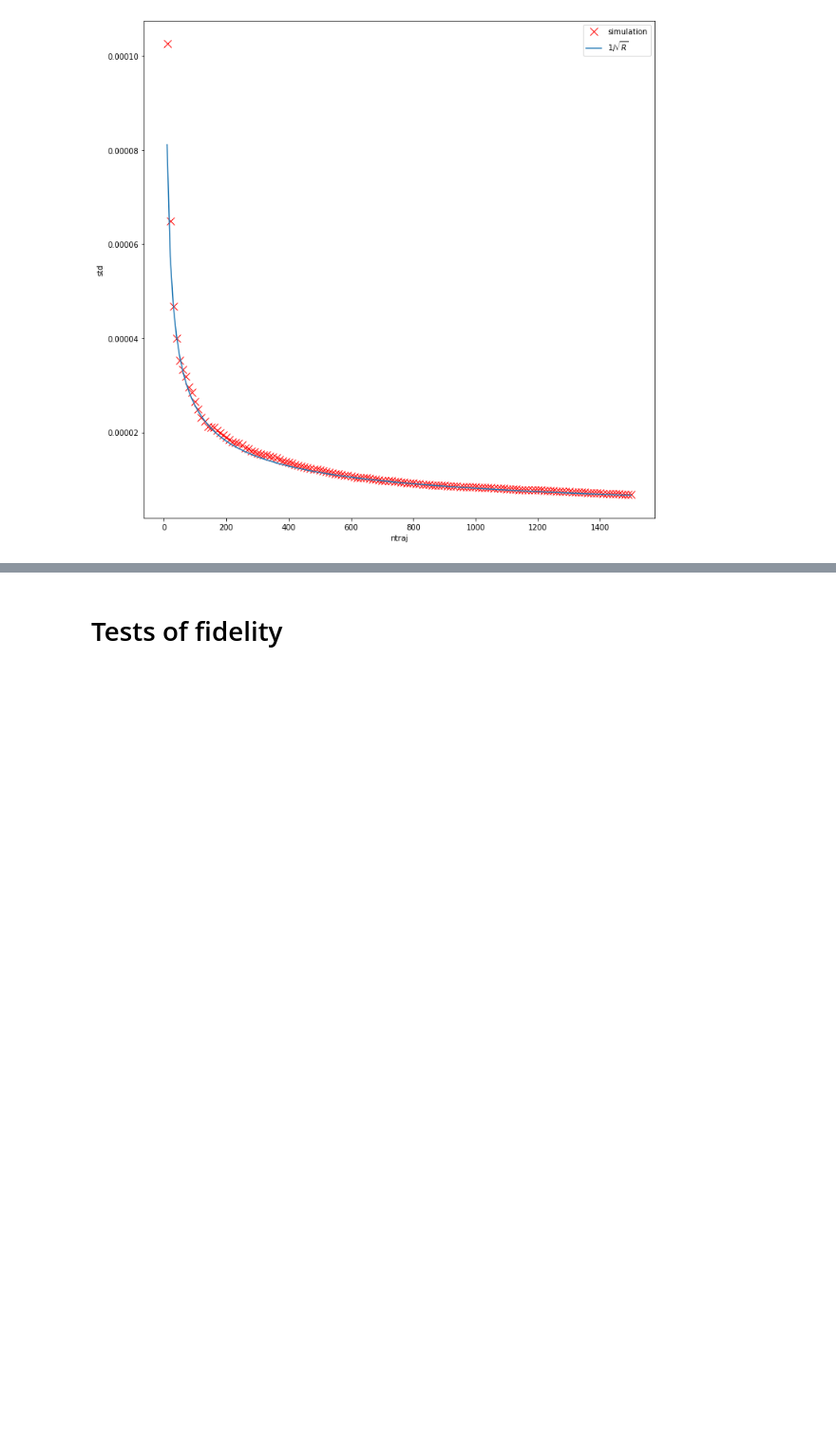
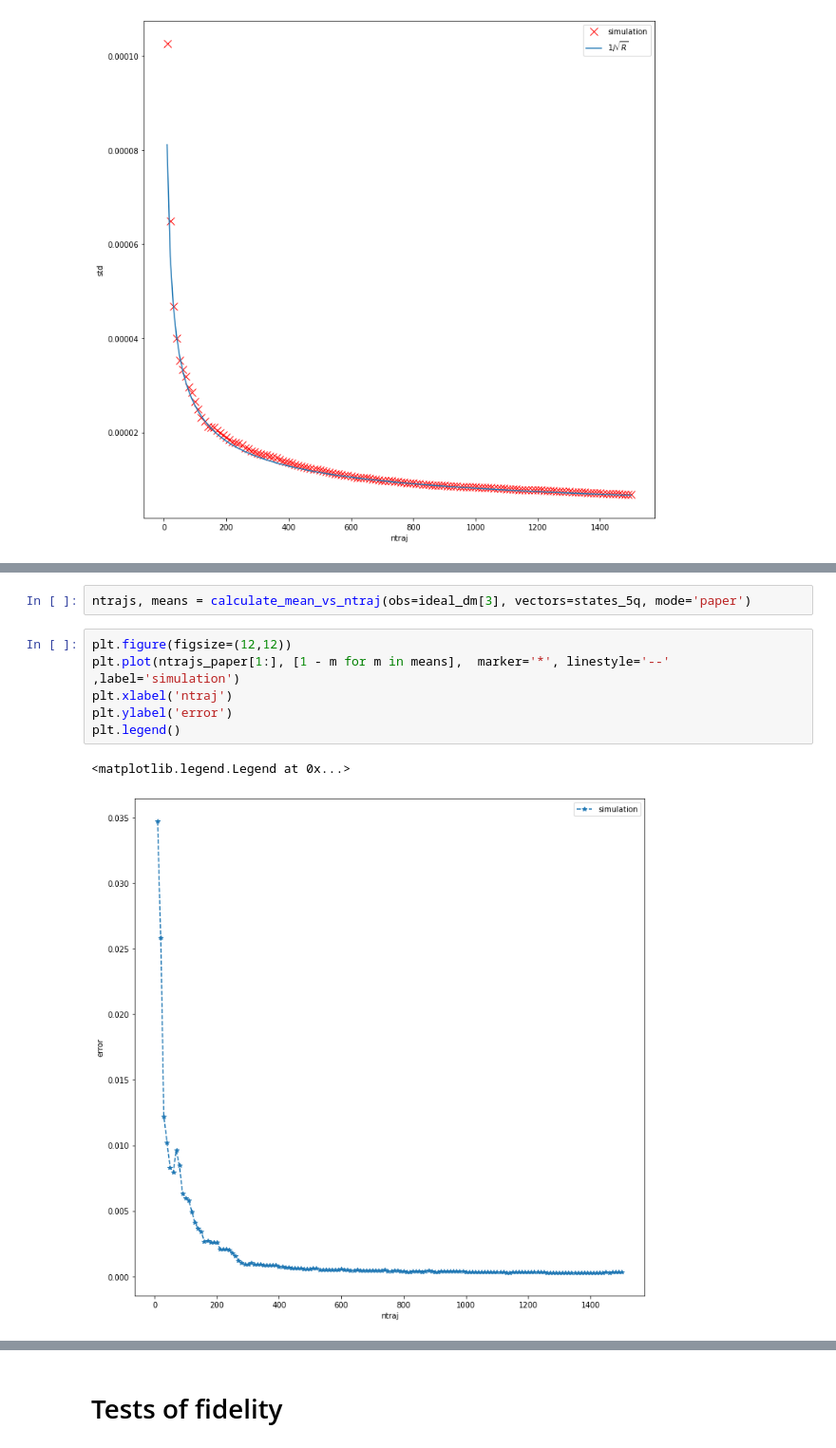
Before and after one commit to aaronleesander/QHack2023, a Jupyter notebook: emiliano/density_vs_sv/runtime_analysis.ipynb, the cells around one changed output, grey strips where cells are left out. Shown at 95% size. Cells and saved outputs as stored; diff of their text form; blank space fills up the shorter version.

```diff
--- a/emiliano/density_vs_sv/runtime_analysis.ipynb
+++ b/emiliano/density_vs_sv/runtime_analysis.ipynb
@@ -252,0 +267,11 @@ range(2, 8)
+# %%
+ntrajs, means = calculate_mean_vs_ntraj(obs=ideal_dm[3], vectors=states_5q, mode='paper')
+# %%
+plt.figure(figsize=(12,12))
+plt.plot(ntrajs_paper[1:], [1 - m for m in means],  marker='*', linestyle='--' ,label='simulation')
+plt.xlabel('ntraj')
+plt.ylabel('error')
+plt.legend()
+# %% [output]
+<matplotlib.legend.Legend at 0x...>
+[figure, added]
```
Also changed, not shown: parts of 13 cells of this notebook, 3 other files.
